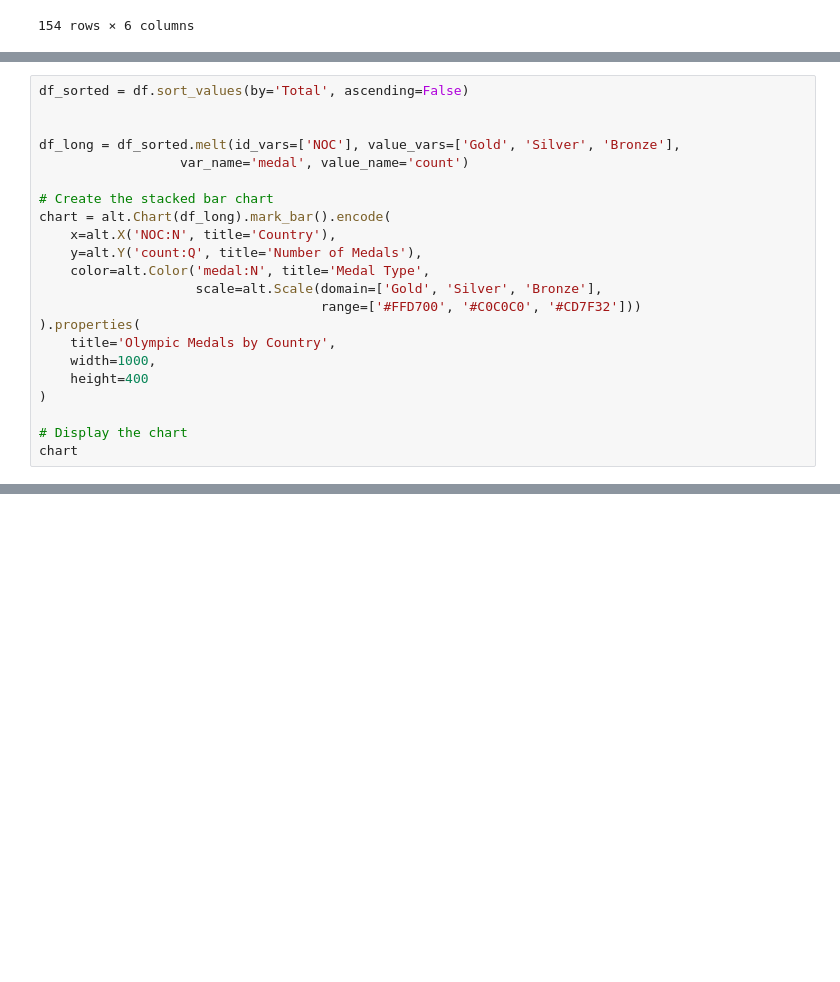
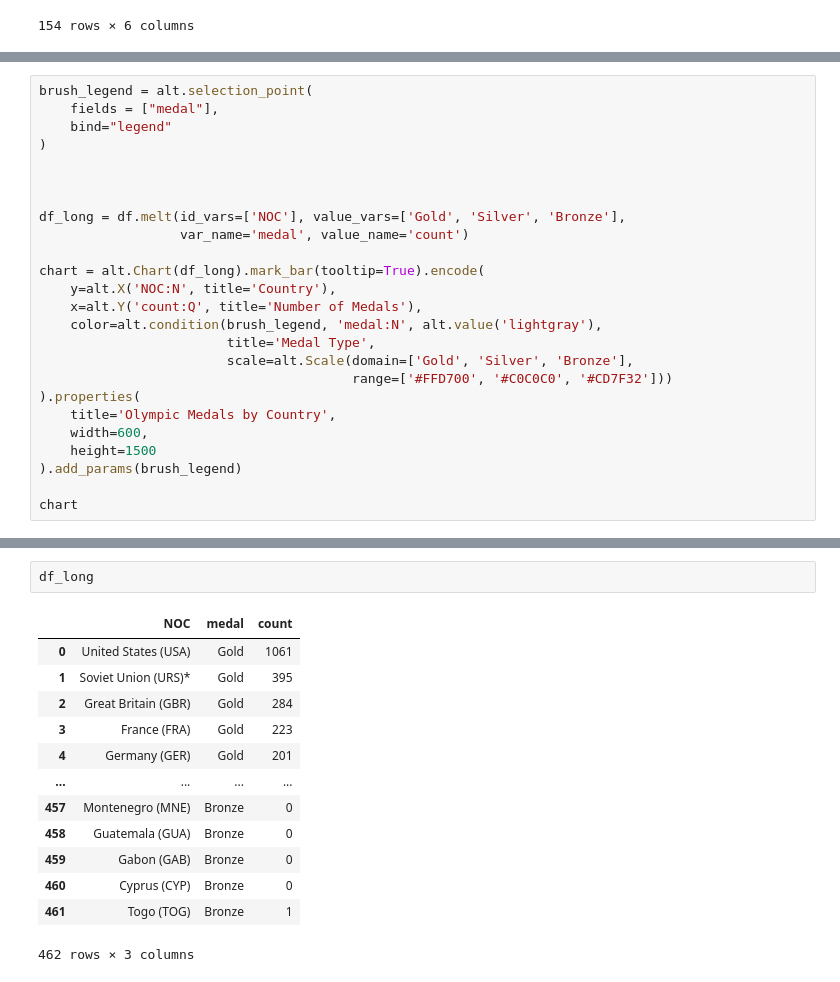
Before and after one commit to codyho22/DS4200, a Jupyter notebook: hw 5b/hw 5b.ipynb, the cells around one changed output, grey strips where cells are left out. Saved outputs shown, nothing was run; the diff lists cells and outputs as text; blank space fills up the shorter version.

```diff
--- a/hw 5b/hw 5b.ipynb
+++ b/hw 5b/hw 5b.ipynb
@@ -22,24 +31,43 @@ df
 # %%
-df_sorted = df.sort_values(by='Total', ascending=False)
+brush_legend = alt.selection_point(
+    fields = ["medal"],
+    bind="legend"
+)
 
 
-df_long = df_sorted.melt(id_vars=['NOC'], value_vars=['Gold', 'Silver', 'Bronze'],
+
+df_long = df.melt(id_vars=['NOC'], value_vars=['Gold', 'Silver', 'Bronze'],
                   var_name='medal', value_name='count')
 
-# Create the stacked bar chart
-chart = alt.Chart(df_long).mark_bar().encode(
-    x=alt.X('NOC:N', title='Country'),
-    y=alt.Y('count:Q', title='Number of Medals'),
-    color=alt.Color('medal:N', title='Medal Type',
-                    scale=alt.Scale(domain=['Gold', 'Silver', 'Bronze'],
-                                    range=['#FFD700', '#C0C0C0', '#CD7F32']))
+chart = alt.Chart(df_long).mark_bar(tooltip=True).encode(
+    y=alt.X('NOC:N', title='Country'),
+    x=alt.Y('count:Q', title='Number of Medals'),
+    color=alt.condition(brush_legend, 'medal:N', alt.value('lightgray'),
+                        title='Medal Type',
+                        scale=alt.Scale(domain=['Gold', 'Silver', 'Bronze'],
+                                        range=['#FFD700', '#C0C0C0', '#CD7F32']))
 ).properties(
     title='Olympic Medals by Country',
-    width=1000,
-    height=400
-)
+    width=600,
+    height=1500
+).add_params(brush_legend)
 
-# Display the chart
 chart
 # %% [output]
 [interactive output not drawn]
+# %%
+df_long
+# %% [output]
+|  | NOC | medal | count |
+| 0 | United States (USA) | Gold | 1061 |
+| 1 | Soviet Union (URS)* | Gold | 395 |
+| 2 | Great Britain (GBR) | Gold | 284 |
+| 3 | France (FRA) | Gold | 223 |
+| 4 | Germany (GER) | Gold | 201 |
+| ... | ... | ... | ... |
+| 457 | Montenegro (MNE) | Bronze | 0 |
+| 458 | Guatemala (GUA) | Bronze | 0 |
+| 459 | Gabon (GAB) | Bronze | 0 |
+| 460 | Cyprus (CYP) | Bronze | 0 |
+| 461 | Togo (TOG) | Bronze | 1 |
+462 rows × 3 columns
```
Also changed, not shown: parts of 1 cell of this notebook.
